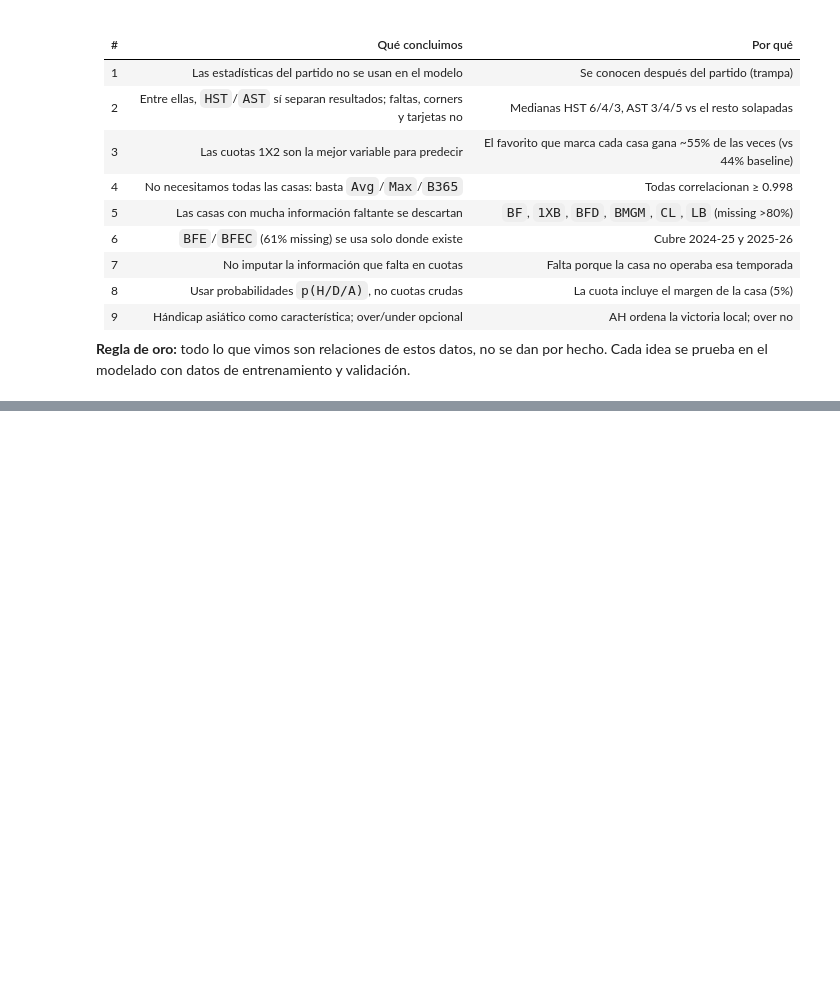
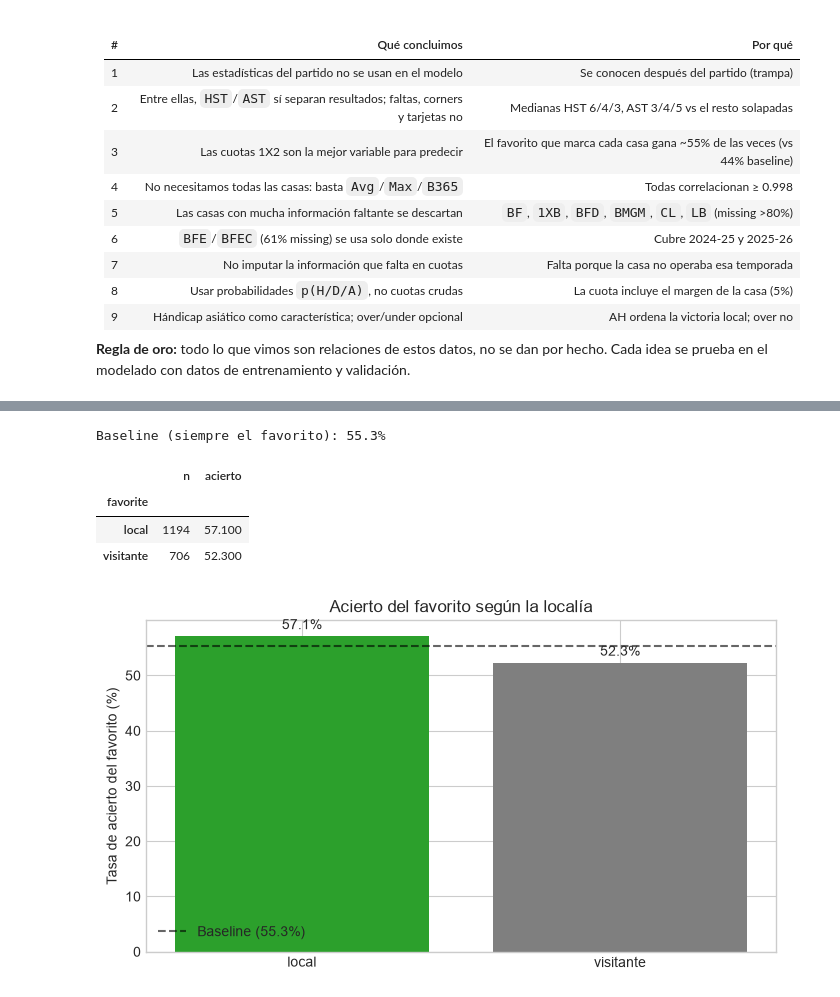
Before and after one commit to errodd/premier_league_football_predictor, a Jupyter notebook: notebooks/EDA.ipynb, the cells around one changed output, grey strips where cells are left out. Saved outputs shown, nothing was run; the diff lists cells and outputs as text; code cells hidden in the pictures; blank space fills up the shorter version.

```diff
--- a/notebooks/EDA.ipynb
+++ b/notebooks/EDA.ipynb
@@ -1521,0 +1537,42 @@ Cada idea se prueba en el modelado con datos de entrenamiento y validación.
+# %%
+# Derivar p(H), p(D), p(A) desde Avg y definir el favorito del mercado
+fav_df = premier_df[["AvgH", "AvgD", "AvgA", "FTR", "Season"]].copy()
+fav_df[["pH", "pD", "pA"]] = fav_df.apply(
+    lambda r: implied_prob(r["AvgH"], r["AvgD"], r["AvgA"]), axis=1, result_type="expand")
+
+# El favorito es la categoría con mayor probabilidad implícita
+prob_cols = ["pH", "pD", "pA"]
+mapa = {"pH": "local", "pD": "empate", "pA": "visitante"}
+fav_df["favorite"] = fav_df[prob_cols].idxmax(axis=1).map(mapa)
+
+# ¿Gana el favorito? (FTR == la categoría del favorito)
+mapa_res = {"local": "H", "empate": "D", "visitante": "A"}
+fav_df["favorite_win"] = (fav_df["FTR"] == fav_df["favorite"].map(mapa_res)).astype(int)
+
+# Tasa de acierto del favorito por tipo
+fav_summary = fav_df.groupby("favorite").agg(
+    n=("favorite_win", "size"),
+    acierto=("favorite_win", lambda s: s.mean() * 100),
+).round(1)
+baseline = fav_df["favorite_win"].mean() * 100
+print(f"Baseline (siempre el favorito): {baseline:.1f}%")
+display(fav_summary)
+
+# Gráfica
+fig, ax = plt.subplots(figsize=(7, 4))
+colors = ["#2CA02C", "#7F7F7F", "#D62728"]
+bars = ax.bar(fav_summary.index, fav_summary["acierto"], color=colors)
+ax.axhline(baseline, color="black", linestyle="--", alpha=0.6, label=f"Baseline ({baseline:.1f}%)")
+ax.bar_label(bars, fmt="%.1f%%", padding=3)
+ax.set(title="Acierto del favorito según la localía",
+       ylabel="Tasa de acierto del favorito (%)", xlabel="")
+ax.legend()
+plt.tight_layout()
+plt.show()
+# %% [output]
+Baseline (siempre el favorito): 55.3%
+|  | n | acierto |
+| favorite |  |  |
+| local | 1194 | 57.100 |
+| visitante | 706 | 52.300 |
+[figure, added]
```
Also changed, not shown: parts of 13 cells of this notebook.
